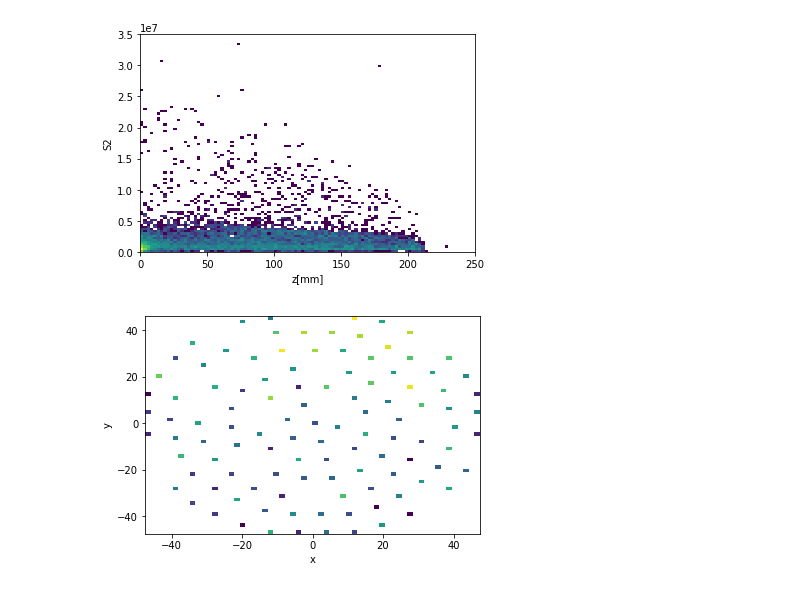
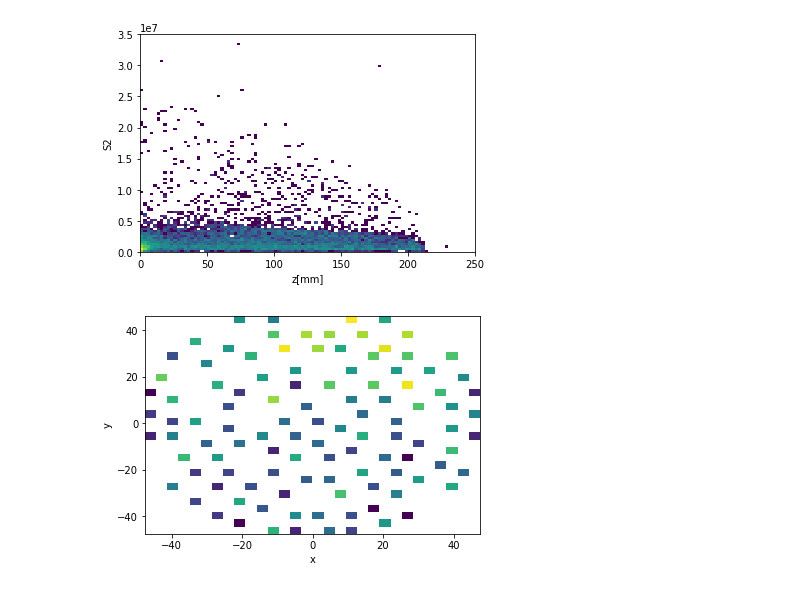
Before and after one commit to wesselrijk/XENON1T_NikhefProject, a Jupyter notebook: DataAnalysis/NG_position_reconstruction.ipynb, the cells around one changed output. Drawn from its saved outputs; the diff is of its cells as text; code cells hidden in the pictures.

```diff
--- a/DataAnalysis/NG_position_reconstruction.ipynb
+++ b/DataAnalysis/NG_position_reconstruction.ipynb
@@ -327,10 +327,10 @@ fig.savefig(fname, dpi = (200))
 [figure]
 # %%
 fig, ax = plt.subplots()
-ax.hist2d(x,y, bins=(60,60), norm=mpl.colors.LogNorm())
+ax.hist2d(x,y, bins=(30,30), norm=mpl.colors.LogNorm())
 ax.set_xlabel("x")
 ax.set_ylabel("y")
 fname = 'NG_x-y-position10000.png'
 fig.savefig(fname, dpi = (200))
 # %% [output]
-[figure, old version]
+[figure, new version]
```
Also changed, not shown: parts of 2 cells of this notebook.
